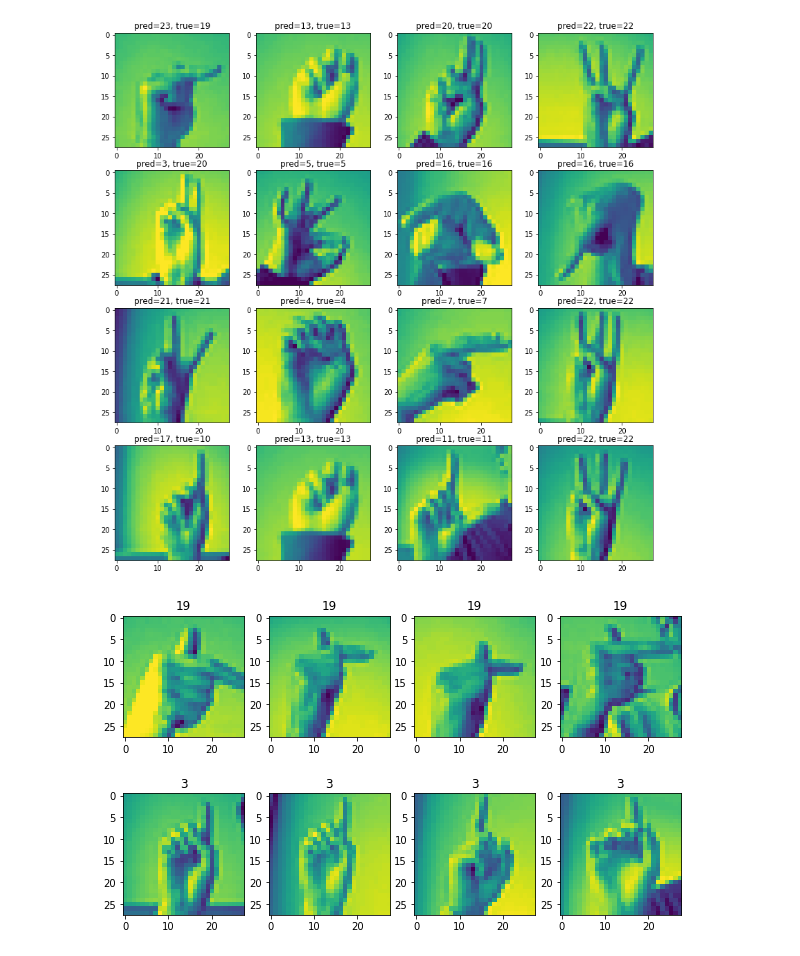
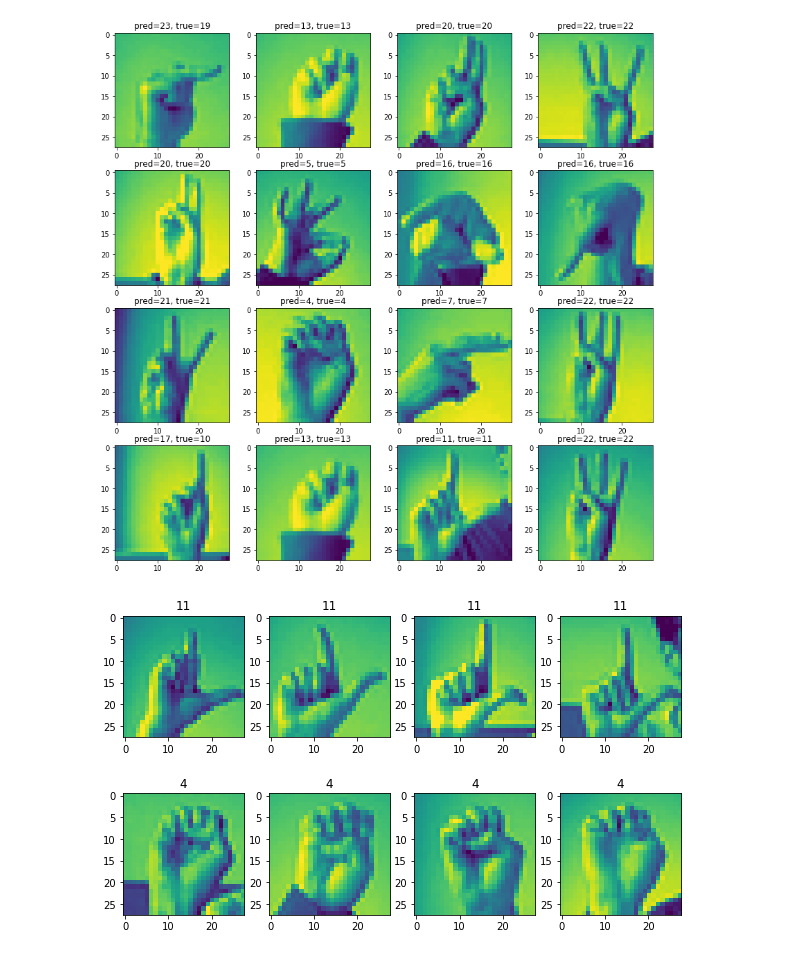
Before and after one commit to alex-prokudaylo/alex-prokudaylo, a Jupyter notebook: sign-language-mnist.ipynb, the cells around one changed output. Cells and saved outputs as stored; diff of their text form; code cells hidden in the pictures.

Commit message:
Kaggle Notebook | Sign Language MNIST | Version 4

```diff
--- a/sign-language-mnist.ipynb
+++ b/sign-language-mnist.ipynb
@@ -123,8 +125,15 @@ class MNIST_Dataset(Dataset):
 
     def __len__(self):
         return self.dataset.shape[0]
+# %%
+transform_augmentation = T.Compose([
+#     T.RandomCrop((28, 28)),
+#     transforms.RandomHorizontalFlip(p=0.5),
+     T.RandomRotation(degrees=(-20, 20)),
+#     transforms.RandomVerticalFlip(p=0.5),
+     ])
 # %%
-train_dataset = MNIST_Dataset(train_df)
+train_dataset = MNIST_Dataset(train_df, transform_augmentation)
 test_dataset = MNIST_Dataset(test_df)
 
 train_data_loader = DataLoader(
@@ -194,7 +203,7 @@ optimizer = torch.optim.SGD(classifier.parameters(), # Put parameters to optimiz
                             weight_decay=1e-5 # Put L2 regularization here
             )
 # %%
-n_epochs = 12
+n_epochs = 15
 
 train_history = []
 valid_history = []
@@ -344,22 +353,22 @@ for i in range(16):
 # %% [output]
 [figure]
 # %%
-# Examples of the most confused labels  (19, 3)
+# Examples of the most confused labels  (11, 4)
 
-a = train_df[train_df["label"] == 19].sample(4)
-b = train_df[train_df["label"] == 3].sample(4)
+a = train_df[train_df["label"] == 11].sample(4)
+b = train_df[train_df["label"] == 4].sample(4)
 
 plt.figure(figsize=(10,6))
 for i in range(4):
     img = np.array(a.iloc[i, 1:].values).reshape(28,28)
     plt.subplot(2,4, i+1)
     plt.imshow(img)
     plt.title(a.iloc[i, 0])
 
 for i in range(4):
     img = np.array(b.iloc[i, 1:].values).reshape(28,28)
     plt.subplot(2,4, i+1+4)
     plt.imshow(img)
     plt.title(b.iloc[i, 0])
 # %% [output]
-[figure, old version]
+[figure, new version]
```
Also changed, not shown: parts of 6 cells of this notebook.
